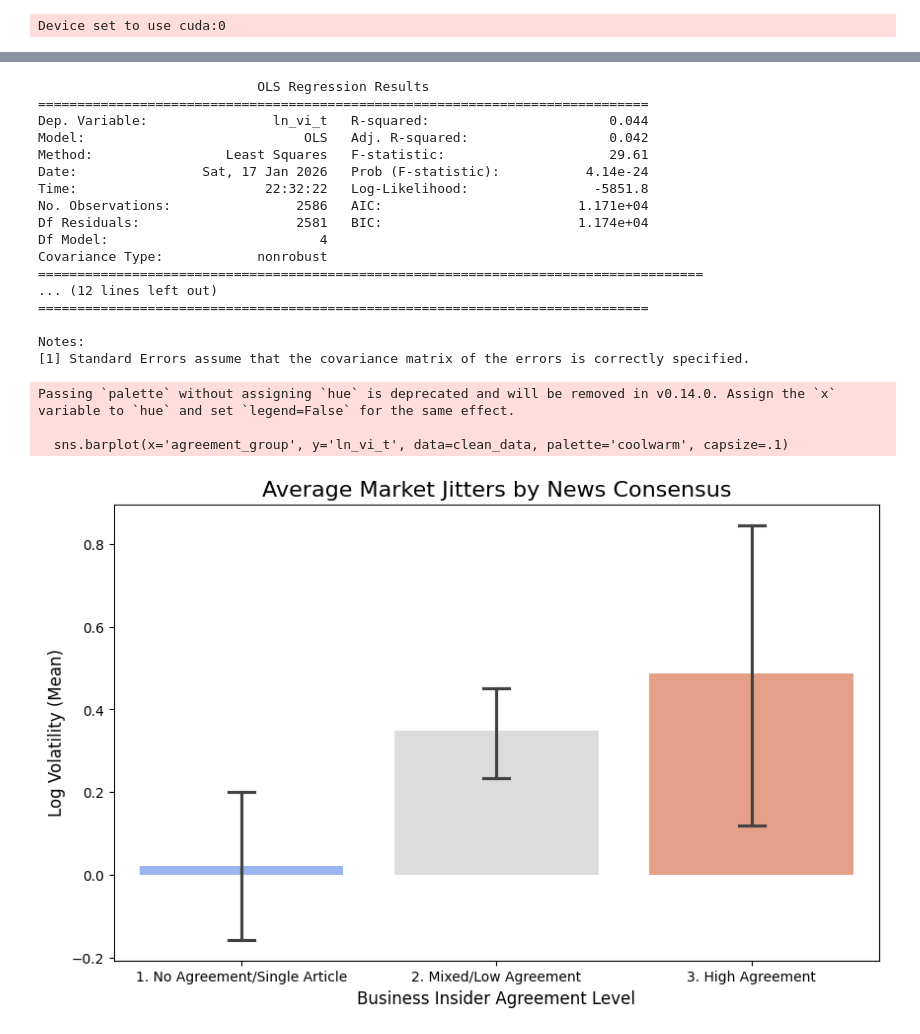
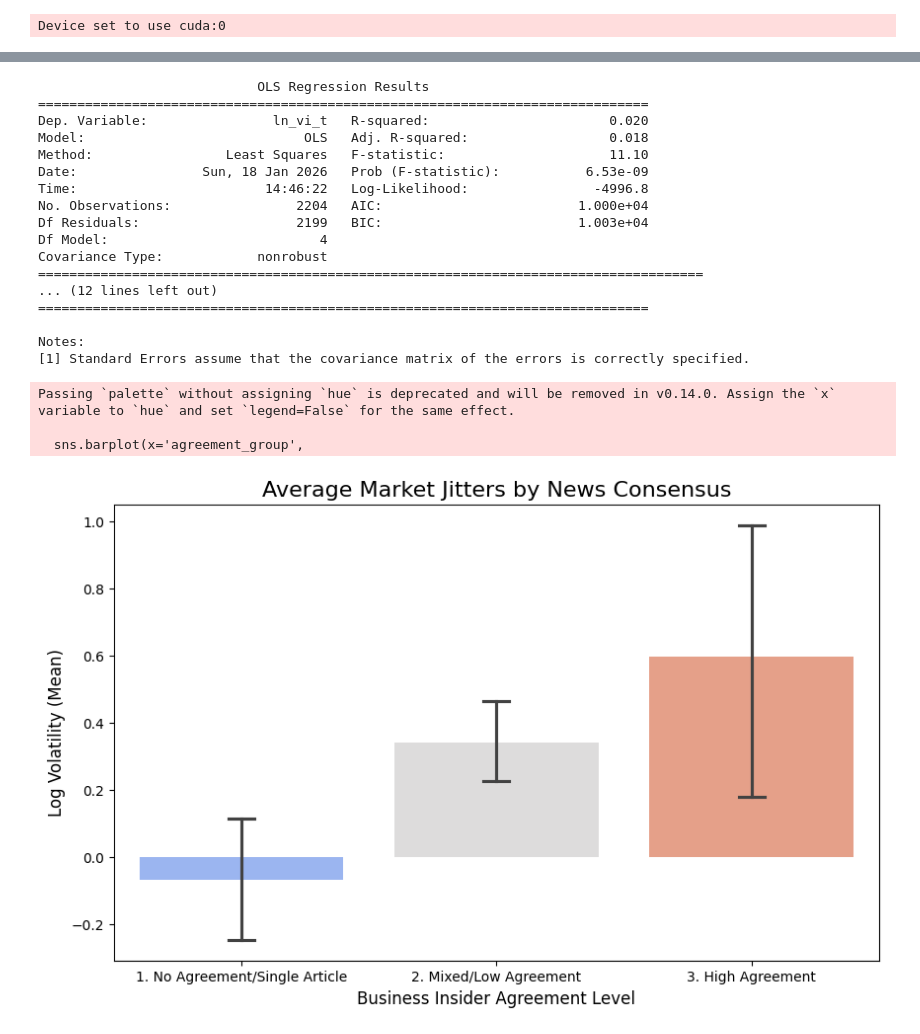
Before and after one commit to LeonSavi/T-M-Project, a Jupyter notebook: paper_rep.ipynb, the cells around one changed output, grey strips where cells are left out. Saved outputs shown, nothing was run; the diff lists cells and outputs as text; code cells hidden in the pictures.

```diff
--- a/paper_rep.ipynb
+++ b/paper_rep.ipynb
@@ -13,7 +13,9 @@ from transformers import (AutoModelForSequenceClassification,
                           pipeline,
                           AutoTokenizer)
 
-# data = pd.read_parquet('scraped_data.parquet')
+data = pd.read_parquet('scraped_data.parquet')
+
+# data = data[data.datetime>='2023-01-01']
 
 tokenizer = AutoTokenizer.from_pretrained("ProsusAI/finbert")
 BERTmodel = AutoModelForSequenceClassification.from_pretrained("ProsusAI/finbert")
@@ -91,7 +93,7 @@ def add_ts(metrics):
     stocks = ["AMD", "ASML", "GOOG", "META", "NVDA"]
 
     stocks_data = yf.Tickers(stocks)
-    hist = stocks_data.history(period='5y', interval="1d")
+    hist = stocks_data.history(period='3y', interval="1d")
 
     data_subset = hist[['Close', 'Volume', 'Dividends']]
     prices_long = data_subset.stack(level=1).reset_index()
@@ -108,7 +110,8 @@ def add_ts(metrics):
     prices_long['log_return_lag'] = prices_long.groupby('label')['log_return'].shift(1)
     prices_long['lag_neg'] = np.where(prices_long['log_return_lag']<0,1,0)
 
-    prices_long['log_volume'] = np.log(prices_long['volume'] + 1)
+    prices_long['log_volume'] = np.log(prices_long['volume'])
+    prices_long['log_volume_lag'] = prices_long.groupby('label')['log_volume'].shift(1)
 
     prices_long['date'] = prices_long['date'].dt.strftime('%Y-%m-%d')
 
@@ -123,6 +126,8 @@ def add_ts(metrics):
     combined_df['bullishness_lag'] = combined_df.groupby('label')['bullishness_index'].shift(1)
     combined_df['agreement_lag'] = combined_df.groupby('label')['agreement_index'].shift(1)
     combined_df['article_count_lag'] = combined_df.groupby('label')['article_count'].shift(1)
+    combined_df['soxx_ret_lag'] = combined_df.groupby('label')['soxx_ret'].shift(1)
+
 
     combined_df = combined_df.dropna()
 
@@ -177,8 +215,7 @@ Index(['date', 'label', 'price', 'volume', 'dividend', 'dividend_dummy',
 X_returns = clean_data[['agreement_lag',
                         'article_count_lag',
                         'lag_neg',
-                        'log_volume',
-                        # 'soxx_ret'
+                        'log_volume_lag'
                         ]]
 X_returns = sm.add_constant(X_returns)
 y_returns = clean_data['ln_vi_t']
@@ -188,13 +225,13 @@ print(model_returns.summary())
 # %% [output]
                             OLS Regression Results
 ==============================================================================
-Dep. Variable:                ln_vi_t   R-squared:                       0.044
-Model:                            OLS   Adj. R-squared:                  0.042
-Method:                 Least Squares   F-statistic:                     29.61
-Date:                Sat, 17 Jan 2026   Prob (F-statistic):           4.14e-24
-Time:                        22:32:22   Log-Likelihood:                -5851.8
-No. Observations:                2586   AIC:                         1.171e+04
-Df Residuals:                    2581   BIC:                         1.174e+04
+Dep. Variable:                ln_vi_t   R-squared:                       0.020
+Model:                            OLS   Adj. R-squared:                  0.018
+Method:                 Least Squares   F-statistic:                     11.10
+Date:                Sun, 18 Jan 2026   Prob (F-statistic):           6.53e-09
+Time:                        14:46:22   Log-Likelihood:                -4996.8
+No. Observations:                2204   AIC:                         1.000e+04
+Df Residuals:                    2199   BIC:                         1.003e+04
 Df Model:                           4
 Covariance Type:            nonrobust
 =====================================================================================
@@ -206,24 +243,33 @@ Notes:
 # %%
 import matplotlib.pyplot as plt
 import seaborn as sns
 # Create 3 simple categories manually to avoid the qcut error
 def categorize_agreement(x):
     if x == 0: return "1. No Agreement/Single Article"
     if x < 0.5: return "2. Mixed/Low Agreement"
     return "3. High Agreement"
 
 clean_data['agreement_group'] = clean_data['agreement_lag'].apply(categorize_agreement)
 
 plt.figure(figsize=(10, 6))
-sns.barplot(x='agreement_group', y='ln_vi_t', data=clean_data, palette='coolwarm', capsize=.1)
+sns.barplot(x='agreement_group',
+            y='ln_vi_t',
+            data=clean_data,
+            palette='coolwarm',
+            capsize=.1,
+            order=[
+    "1. No Agreement/Single Article",
+    "2. Mixed/Low Agreement",
+    "3. High Agreement"
+        ])
 
 plt.title('Average Market Jitters by News Consensus', fontsize=16)
 plt.xlabel('Business Insider Agreement Level', fontsize=12)
 plt.ylabel('Log Volatility (Mean)', fontsize=12)
 plt.show()
 # %% [output]
 Passing `palette` without assigning `hue` is deprecated and will be removed in v0.14.0. Assign the `x` variable to `hue` and set `legend=False` for the same effect.
 
-  sns.barplot(x='agreement_group', y='ln_vi_t', data=clean_data, palette='coolwarm', capsize=.1)
+  sns.barplot(x='agreement_group',
-[figure, old version]
+[figure, new version]
 # %%
```
Also changed, not shown: parts of 11 cells of this notebook.
